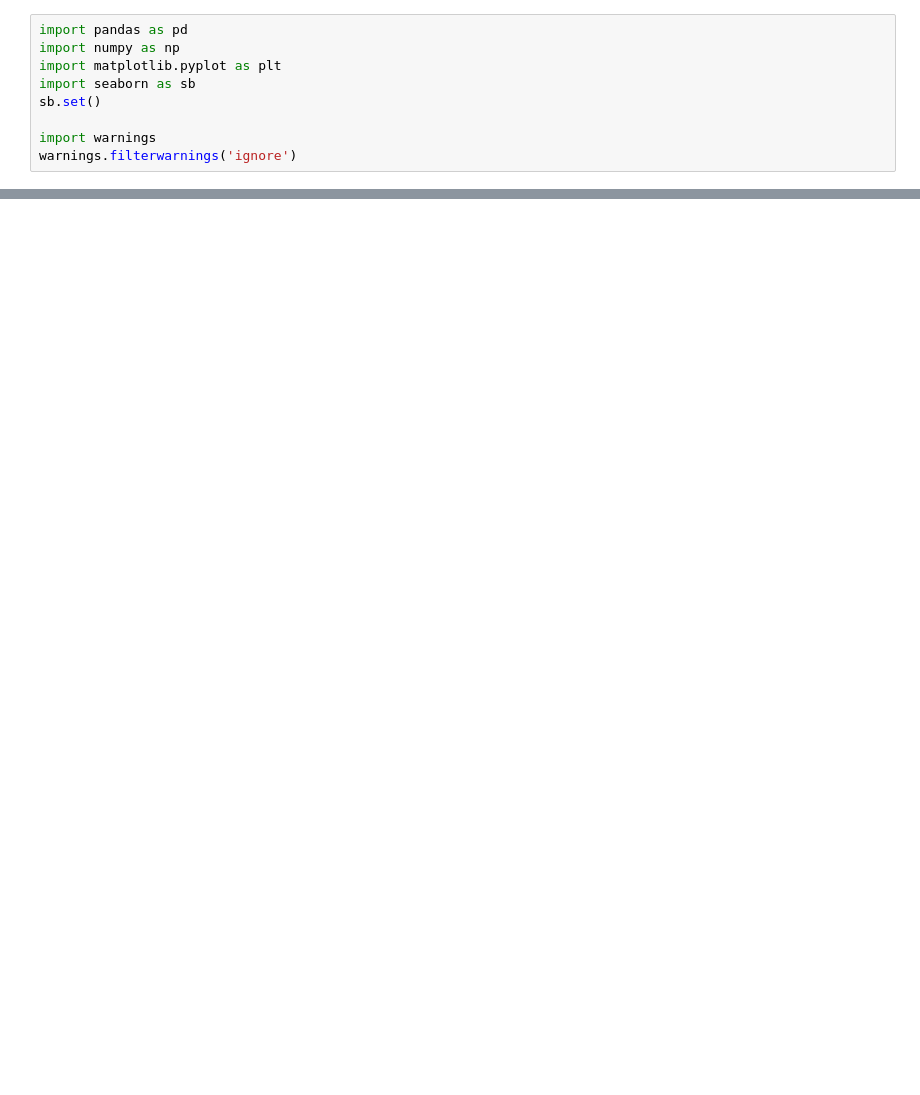
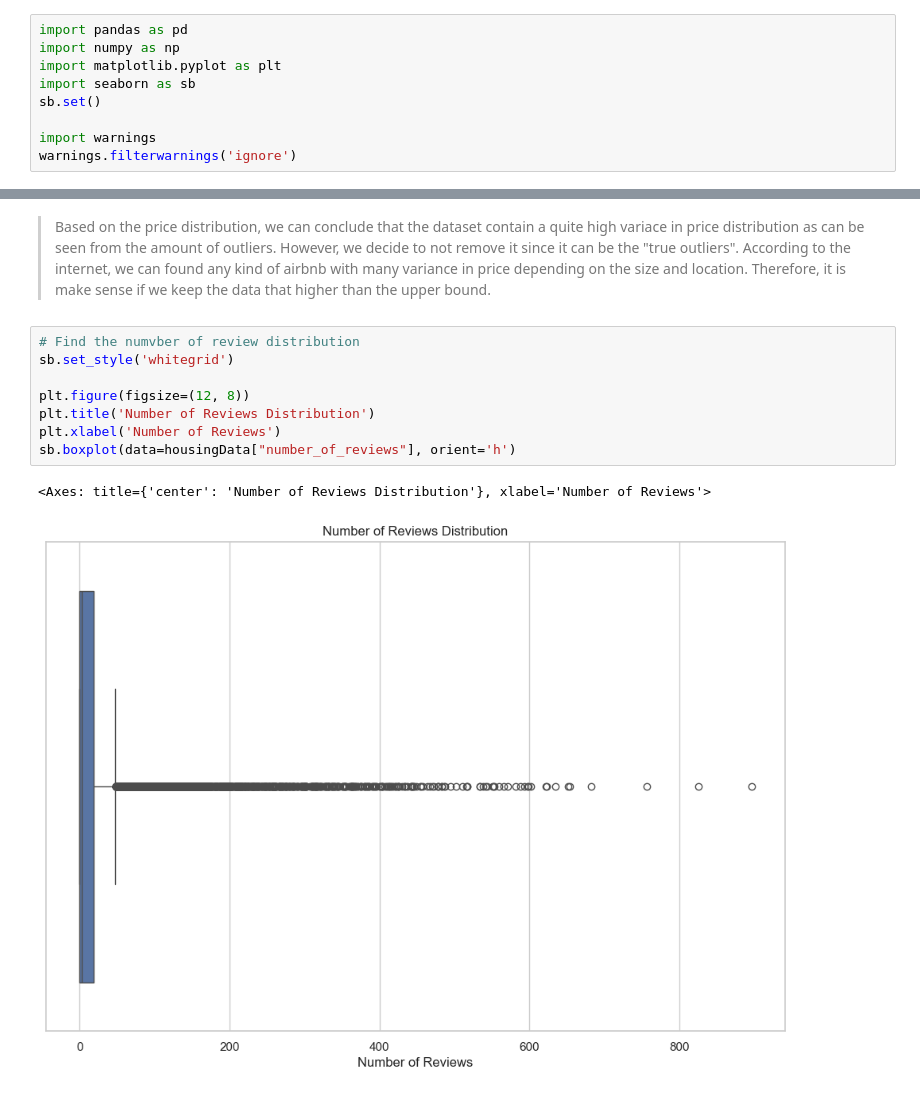
Before and after one commit to theodoreamadeo/air-bnb, a Jupyter notebook: final-project.ipynb, the cells around one changed output, grey strips where cells are left out. Cells and saved outputs as stored; diff of their text form; blank space fills up the shorter version.

```diff
--- a/final-project.ipynb
+++ b/final-project.ipynb
@@ -109,0 +175,13 @@ Room Type: ['Private room' 'Entire home/apt' 'Shared room' 'Hotel room']
+# %% [markdown]
+> Based on the price distribution, we can conclude that the dataset contain a quite high variace in price distribution as can be seen from the amount of outliers. However, we decide to not remove it since it can be the "true outliers". According to the internet, we can found any kind of airbnb with many variance in price depending on the size and location. Therefore, it is make sense if we keep the data that higher than the upper bound.
+# %%
+# Find the numvber of review distribution
+sb.set_style('whitegrid')
+
+plt.figure(figsize=(12, 8))
+plt.title('Number of Reviews Distribution')
+plt.xlabel('Number of Reviews')
+sb.boxplot(data=housingData["number_of_reviews"], orient='h')
+# %% [output]
+<Axes: title={'center': 'Number of Reviews Distribution'}, xlabel='Number of Reviews'>
+[figure, added]
```
Also changed, not shown: parts of 27 cells of this notebook.
